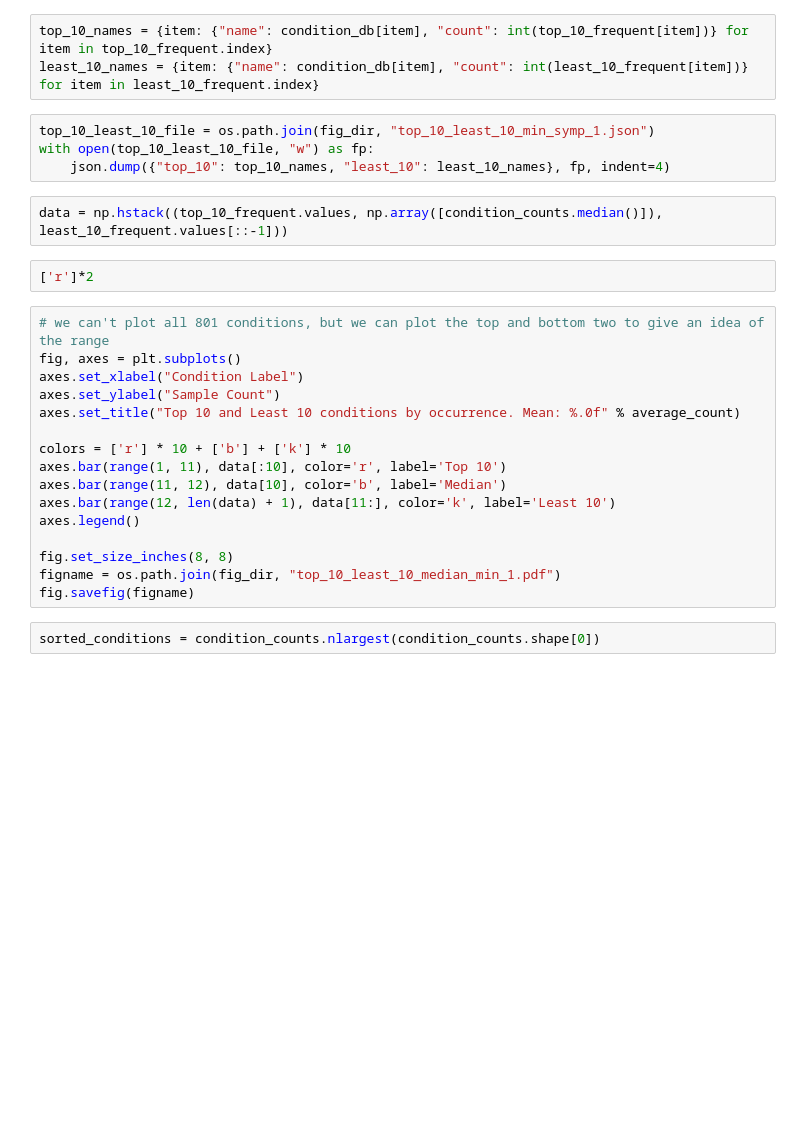
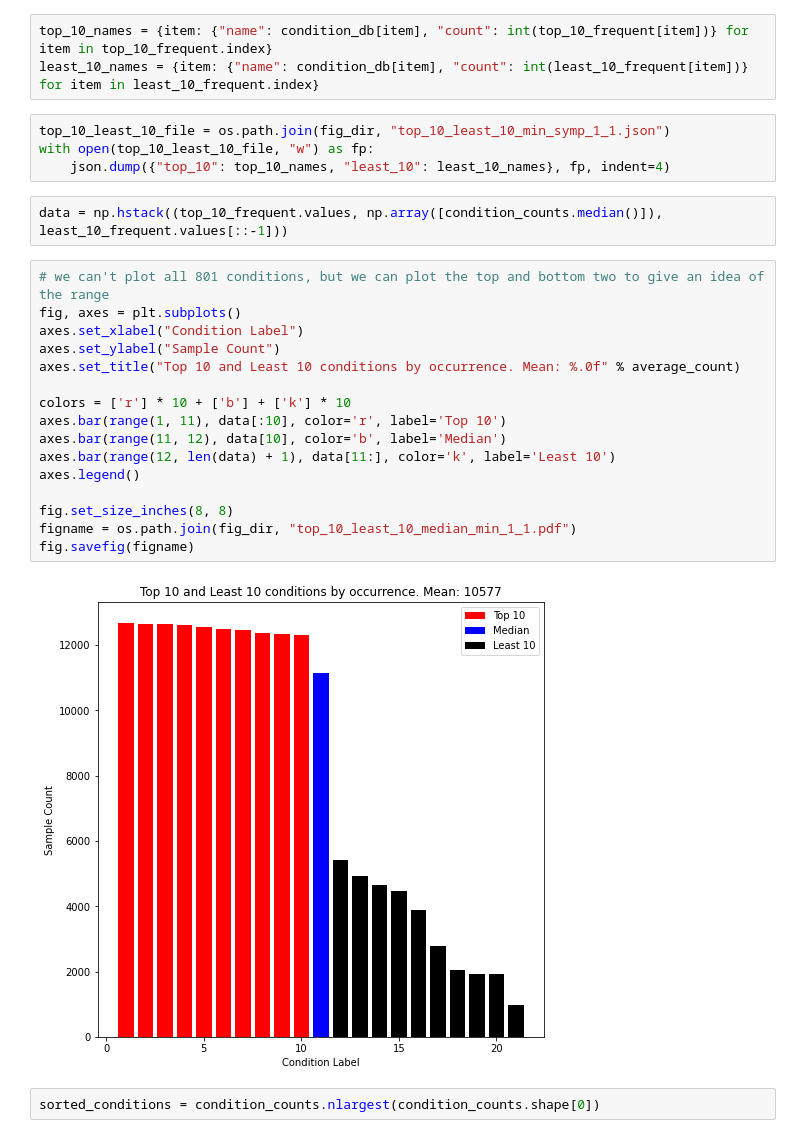
Before and after one commit to teliov/thesis-notebooks, a Jupyter notebook: zz_qce_server/explore_data.ipynb, the cells around one changed output. Drawn from its saved outputs; the diff is of its cells as text; blank space fills up the shorter version.

```diff
--- a/zz_qce_server/explore_data.ipynb
+++ b/zz_qce_server/explore_data.ipynb
@@ -80,29 +82,29 @@ with open(condition_db) as fp:
 top_10_names = {item: {"name": condition_db[item], "count": int(top_10_frequent[item])} for item in top_10_frequent.index}
 least_10_names = {item: {"name": condition_db[item], "count": int(least_10_frequent[item])} for item in least_10_frequent.index}
 # %%
-top_10_least_10_file = os.path.join(fig_dir, "top_10_least_10_min_symp_1.json")
+top_10_least_10_file = os.path.join(fig_dir, "top_10_least_10_min_symp_1_1.json")
 with open(top_10_least_10_file, "w") as fp:
     json.dump({"top_10": top_10_names, "least_10": least_10_names}, fp, indent=4)
 # %%
 data = np.hstack((top_10_frequent.values, np.array([condition_counts.median()]), least_10_frequent.values[::-1]))
-# %%
-['r']*2
 # %%
 # we can't plot all 801 conditions, but we can plot the top and bottom two to give an idea of the range
 fig, axes = plt.subplots()
 axes.set_xlabel("Condition Label")
 axes.set_ylabel("Sample Count")
 axes.set_title("Top 10 and Least 10 conditions by occurrence. Mean: %.0f" % average_count)
 
 colors = ['r'] * 10 + ['b'] + ['k'] * 10
 axes.bar(range(1, 11), data[:10], color='r', label='Top 10')
 axes.bar(range(11, 12), data[10], color='b', label='Median')
 axes.bar(range(12, len(data) + 1), data[11:], color='k', label='Least 10')
 axes.legend()
 
 fig.set_size_inches(8, 8)
-figname = os.path.join(fig_dir, "top_10_least_10_median_min_1.pdf")
+figname = os.path.join(fig_dir, "top_10_least_10_median_min_1_1.pdf")
 fig.savefig(figname)
+# %% [output]
+[figure, added]
 # %%
 sorted_conditions = condition_counts.nlargest(condition_counts.shape[0])
 # %%
```
Also changed, not shown: parts of 10 cells of this notebook, 5 other files.
